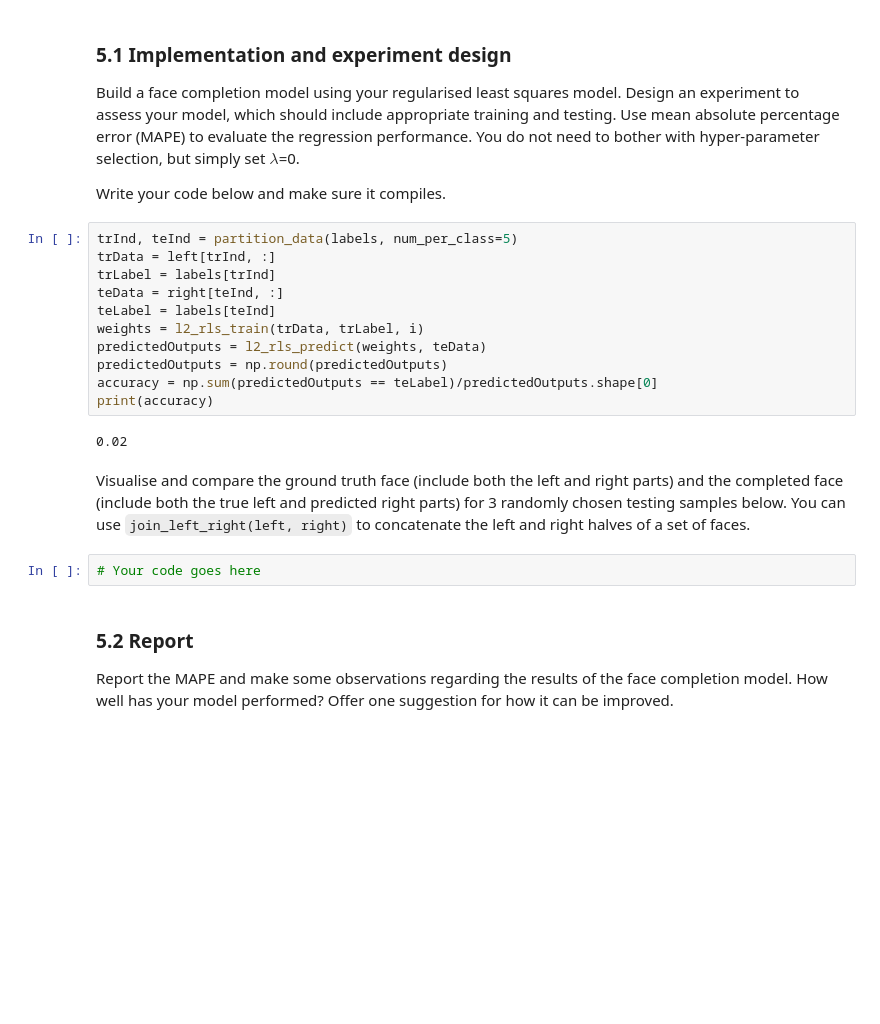
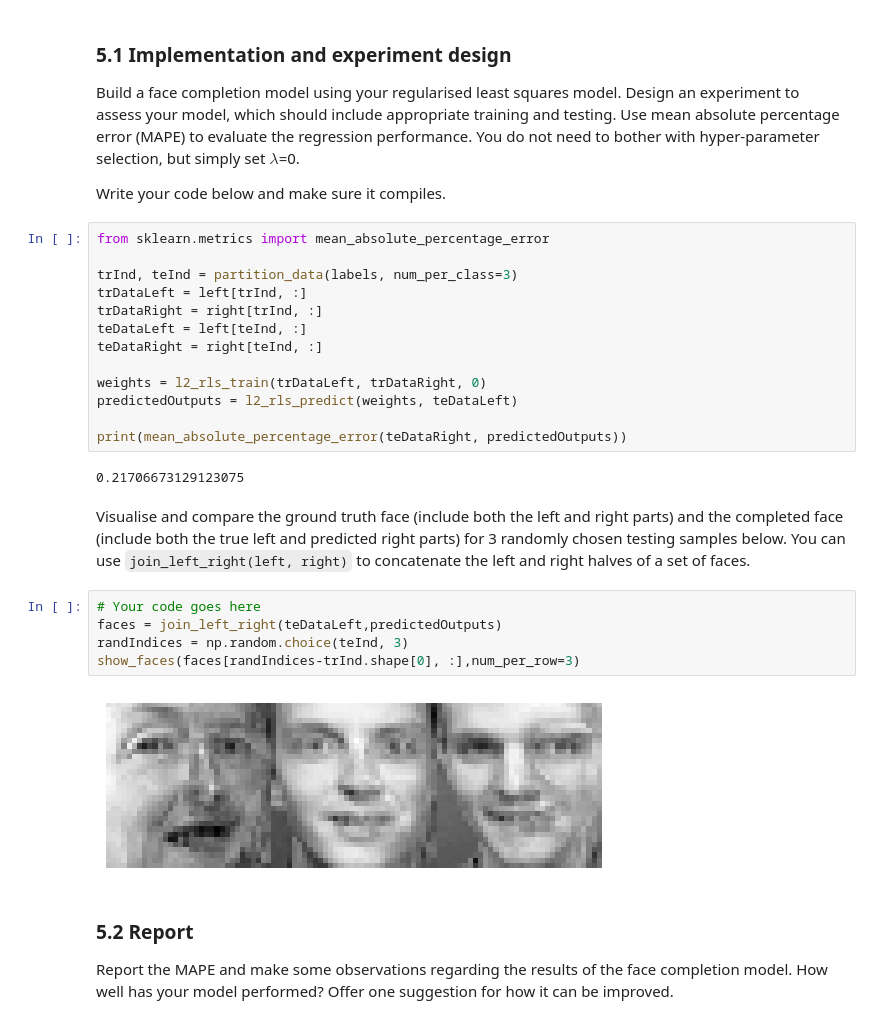
Before and after one commit to Georgegoodey/machineLearning, a Jupyter notebook: 24112-Lab2-S-Practice2.ipynb, the cells around one changed output. Drawn from its saved outputs; the diff is of its cells as text; blank space fills up the shorter version.

```diff
--- a/24112-Lab2-S-Practice2.ipynb
+++ b/24112-Lab2-S-Practice2.ipynb
@@ -226,23 +249,30 @@ show_split_faces(left[:6, :], num_per_row=3)
 Build a face completion model using your regularised least squares model. Design an experiment to assess your model, which should include appropriate training and testing. Use mean absolute percentage error (MAPE) to evaluate the regression performance. You do not need to bother with hyper-parameter selection, but simply set $\lambda$=0.
 
 Write your code below and make sure it compiles.
-# %%
-trInd, teInd = partition_data(labels, num_per_class=5)
-trData = left[trInd, :]
-trLabel = labels[trInd]
-teData = right[teInd, :]
-teLabel = labels[teInd]
-weights = l2_rls_train(trData, trLabel, i)
-predictedOutputs = l2_rls_predict(weights, teData)
-predictedOutputs = np.round(predictedOutputs)
-accuracy = np.sum(predictedOutputs == teLabel)/predictedOutputs.shape[0]
-print(accuracy)
-# %% [output]
-0.02
+# %%
+from sklearn.metrics import mean_absolute_percentage_error
+
+trInd, teInd = partition_data(labels, num_per_class=3)
+trDataLeft = left[trInd, :]
+trDataRight = right[trInd, :]
+teDataLeft = left[teInd, :]
+teDataRight = right[teInd, :]
+
+weights = l2_rls_train(trDataLeft, trDataRight, 0)
+predictedOutputs = l2_rls_predict(weights, teDataLeft)
+
+print(mean_absolute_percentage_error(teDataRight, predictedOutputs))
+# %% [output]
+0.21706673129123075
 # %% [markdown]
 Visualise and compare the ground truth face (include both the left and right parts) and the completed face (include both the true left and predicted right parts) for 3 randomly chosen testing samples below. You can use `join_left_right(left, right)` to concatenate the left and right halves of a set of faces.
-# %%
-# Your code goes here
+# %%
+# Your code goes here
+faces = join_left_right(teDataLeft,predictedOutputs)
+randIndices = np.random.choice(teInd, 3)
+show_faces(faces[randIndices-trInd.shape[0], :],num_per_row=3)
+# %% [output]
+[figure, added]
 # %% [markdown]
 ### 5.2 Report
 
```
Also changed, not shown: parts of 11 cells of this notebook.
